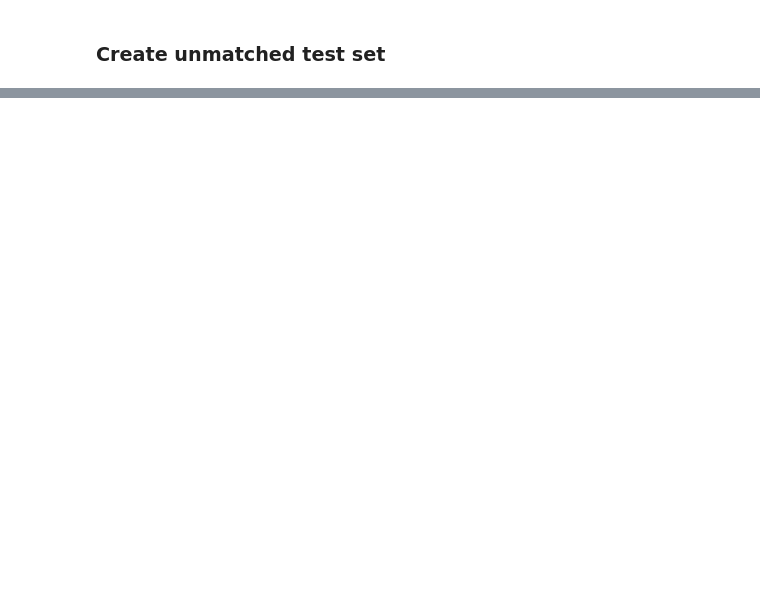
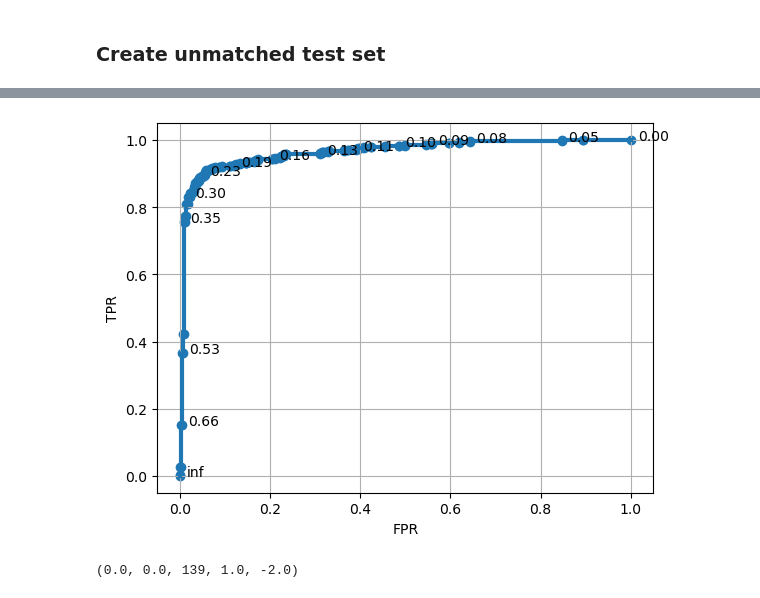
Before and after one commit to DJ-DVSA/facial_recogntion, a Jupyter notebook: notebooks/facial_matching_ROC_Curves.ipynb, the cells around one changed output, grey strips where cells are left out. Cells and saved outputs as stored; diff of their text form; code cells hidden in the pictures; blank space fills up the shorter version.

```diff
--- a/notebooks/facial_matching_ROC_Curves.ipynb
+++ b/notebooks/facial_matching_ROC_Curves.ipynb
@@ -46,4 +42,8 @@ im_features.head()
 | 4 | 4 | Priscilla_Owen_0001.jpg | 35 | Woman | white | neutral | 0.88 | Priscilla_Owen |
 # %%
 im_features1.shape, im_features2.shape, im_features3.shape, im_features.shape
+
+im_features = im_features[im_features["Name"].duplicated(keep=False)]
+
+min(im_features.groupby("Name")["Name"].count())
 # %% [output]
@@ -71,0 +322,25 @@ sum(im_features_unique['Race'] == 'indian')
+# %%
+rocaxes2 = plt.subplot()
+rocaxes2.plot(fpr, tpr, linewidth = 3)
+rocaxes2.scatter(fpr, tpr, linewidth = 1)
+rocaxes2.set_xlabel('FPR')
+rocaxes2.set_ylabel('TPR')
+rocaxes2.grid()
+
+fpr_ref = fpr[0]
+tpr_ref = tpr[0]
+
+rocaxes2.annotate(f'{thresholds[0]:.2f}', (fpr[0], tpr[0]), textcoords="offset points", xytext=(5,0), ha='left')
+for i, threshold in enumerate(thresholds):
+
+    if (tpr_ref  - tpr[i])**2 + (fpr_ref  - fpr[i])**2 > 0.005:
+
+        rocaxes2.annotate(f'{threshold:.2f}', (fpr[i], tpr[i]), textcoords="offset points", xytext=(5,0), ha='left')
+        fpr_ref = fpr[i]
+        tpr_ref = tpr[i]
+# %% [output]
+[figure, added]
+# %%
+fpr_ref, tpr_ref, i, fpr[i], (tpr_ref**2 + fpr_ref**2) - (fpr[i]**2 + tpr[i]**2)
+# %% [output]
+(0.0, 0.0, 139, 1.0, -2.0)
```
Also changed, not shown: parts of 16 cells of this notebook, 1 other file.
